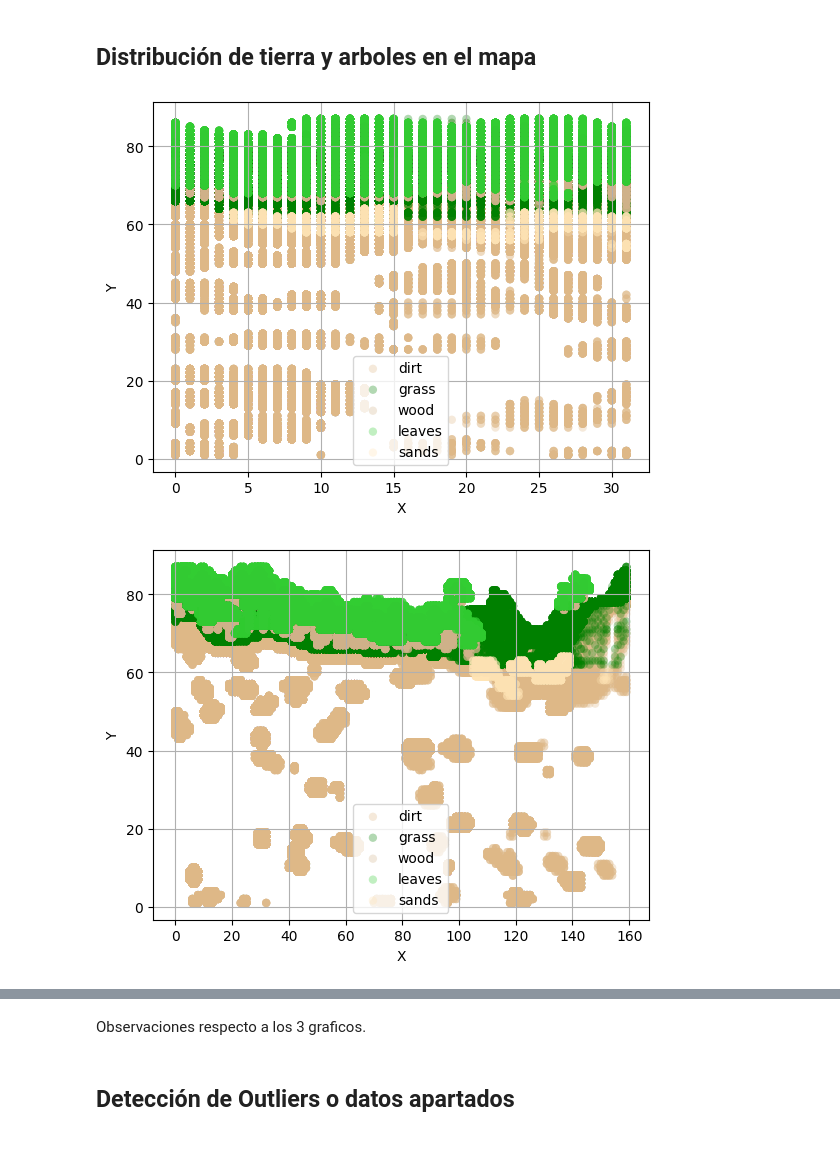
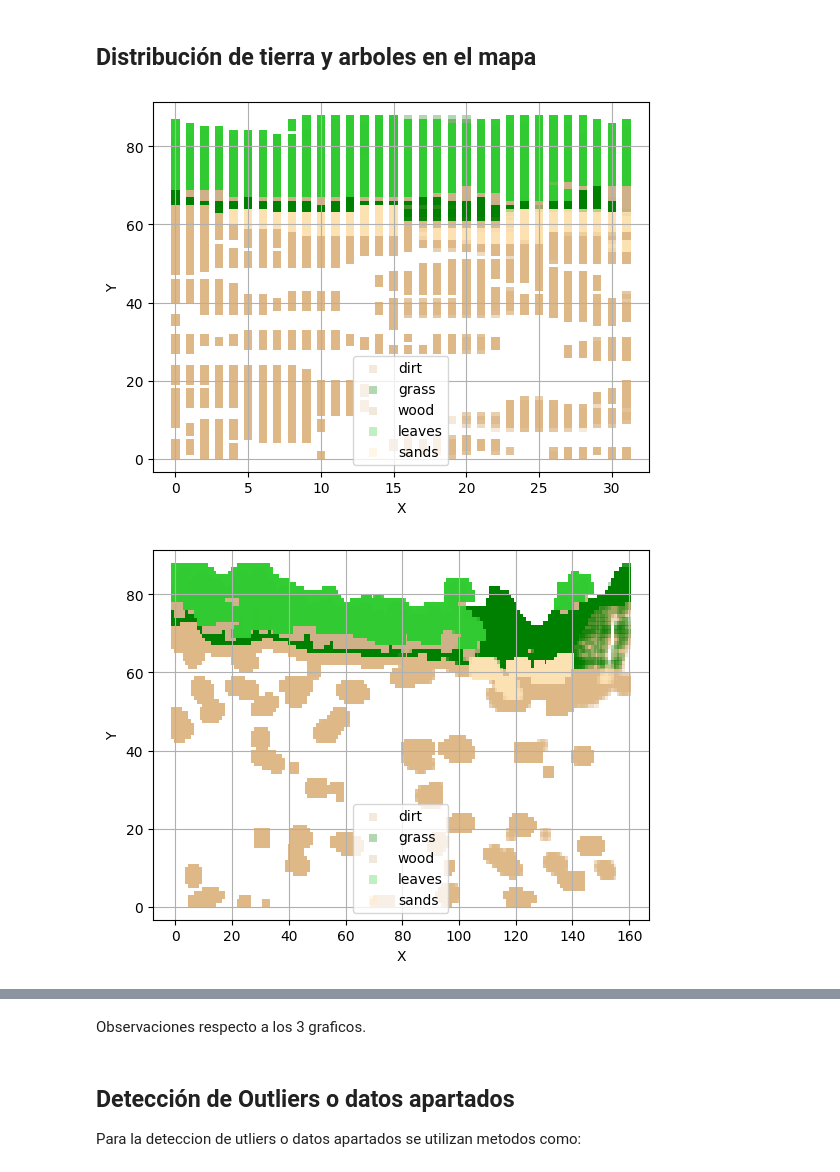
Before and after one commit to MrtC101/spatial-association-rules-mining, a Jupyter notebook: proyecto_final/code/python/Analisis.ipynb, the cells around one changed output, grey strips where cells are left out. Drawn from its saved outputs; the diff is of its cells as text; code cells hidden in the pictures.

```diff
--- a/proyecto_final/code/python/Analisis.ipynb
+++ b/proyecto_final/code/python/Analisis.ipynb
@@ -162,8 +162,11 @@ for lab in ["air", "cave_air"]:
     else:
         color = "lightsteelblue"
     ax.scatter(x, y, c=color, label=lab,
-               alpha=0.3, edgecolors='none')
+               alpha=0.3, edgecolors='none',marker="s")
+plt.xlabel("X")
+plt.ylabel("Y")
 plt.show()
+
 
 fig, ax = plt.subplots()
 for lab in ["air", "cave_air"]:
@@ -175,6 +178,8 @@ for lab in ["air", "cave_air"]:
     else:
         color = "lightsteelblue"
     ax.scatter(z, y, c=color, label=lab,
-               alpha=0.3, edgecolors='none')
+               alpha=0.3, edgecolors='none',marker="s")
+plt.xlabel("Z")
+plt.ylabel("Y")
 plt.show()
 # %% [output]
@@ -208,7 +204,7 @@ for lab in ["water", "lava"]:
     else:
         color = "orange"
     ax.scatter(x, y, c=color, label=lab,
-               alpha=0.3, edgecolors='none')
+               alpha=0.3, edgecolors='none',marker="s")
 ax.legend()
 ax.grid(True)
 plt.xlabel("X")
@@ -226,7 +222,7 @@ for lab in ["water", "lava"]:
     else:
         color = "orange"
     ax.scatter(z, y, c=color, label=lab,
-               alpha=0.3, edgecolors='none')
+               alpha=0.3, edgecolors='none',marker="s")
 ax.legend()
 ax.grid(True)
 plt.xlabel("X")
@@ -246,7 +242,7 @@ for lab in ["water", "lava"]:
         color = "blue"
     else:
         color = "orange"
-    ax.scatter(x,z,y, c=color)
+    ax.scatter(x,z,y, c=color,marker="s")
 plt.xlabel("X")
 plt.ylabel("Z")
 plt.show()
@@ -281,35 +277,35 @@ for dim in range(0,3):
             color = "burlywood"
             labName = "dirt"
         elif lab[0] == "grass_block":
             color = "green"
             labName = "grass"
         elif lab[0] == "oak_log":
             color = "tan"
             labName = "wood"
         elif lab[0] == "oak_leaves":
             color = "limegreen"
             labName = "leaves"
         elif lab[0] == "sand":
             color = "moccasin"
             labName = "sands"
         else:
             color = "white"
             labName = "None"
         if(dim == 0):
-            ax.scatter(x, y, c=color, label=labName,alpha=0.3, edgecolors='none')
+            ax.scatter(x, y, c=color, label=labName,alpha=0.3, edgecolors='none',marker="s")
             plt.xlabel("X")
             plt.ylabel("Y")
         elif(dim == 1):
-            ax.scatter(z, y, c=color, label=labName,alpha=0.3, edgecolors='none')
+            ax.scatter(z, y, c=color, label=labName,alpha=0.3, edgecolors='none',marker="s")
             plt.xlabel("X")
             plt.ylabel("Y")
         elif(dim == 2):
-            ax.scatter(x,z,y,label=labName, c=color)
+            ax.scatter(x,z,y,label=labName, c=color,marker="s")
             plt.xlabel("X")
             plt.ylabel("Z")
     ax.grid(True)
     ax.legend()
     plt.show()
 # %% [output]
-[figure, old version]
+[figure, new version]
 [figure]
@@ -318,3 +314,5 @@ for dim in range(0,3):
 Observaciones respecto a los 3 graficos.
 # %% [markdown]
 ## Detección de Outliers o datos apartados
+
+Para la deteccion de utliers o datos apartados se utilizan metodos como:
```
Also changed, not shown: parts of 16 cells of this notebook, 1 other file.
